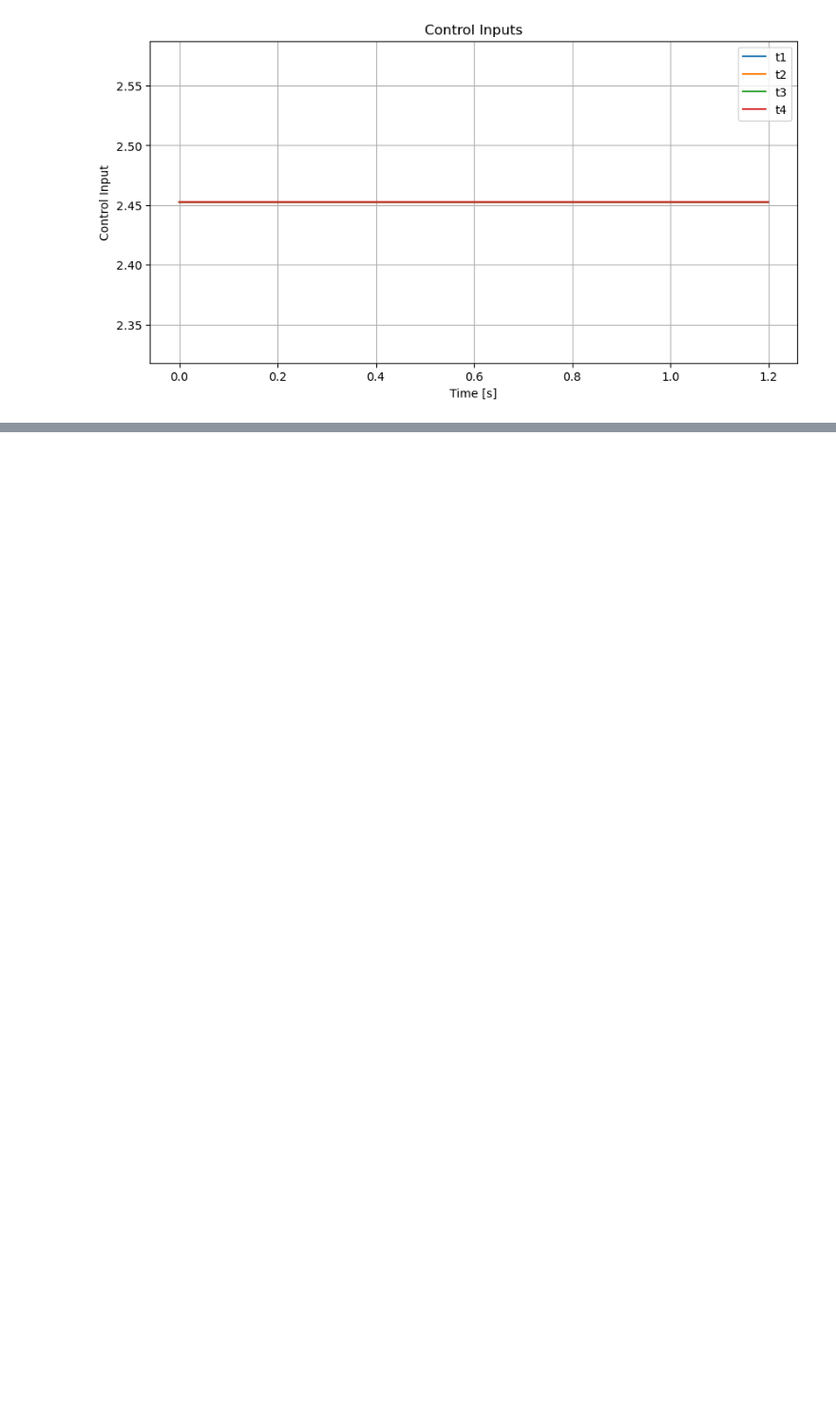
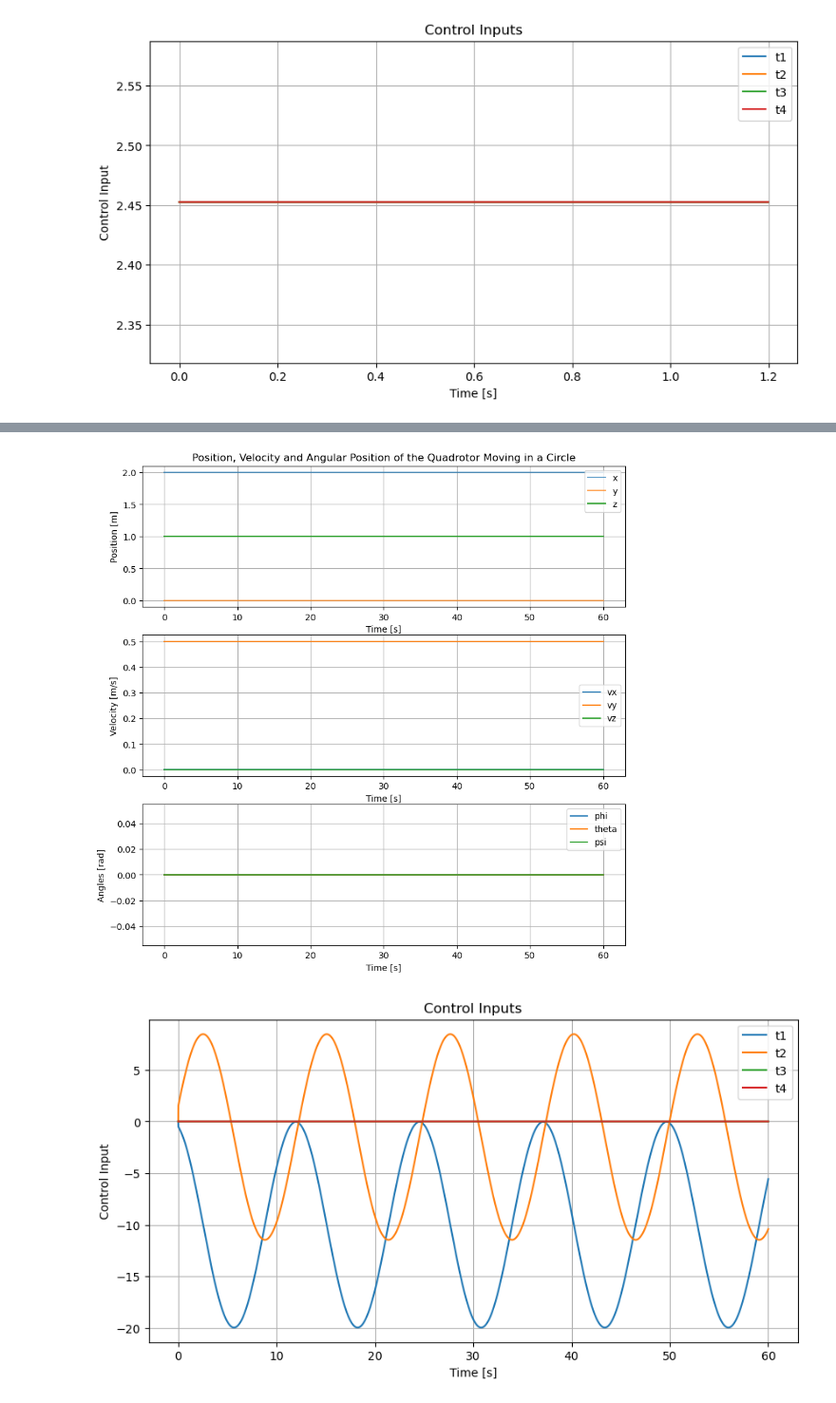
Before and after one commit to sh1shir/AE352-Final-Project, a Jupyter notebook: drone-eom.ipynb, the cells around one changed output, grey strips where cells are left out. Shown at 95% size. Drawn from its saved outputs; the diff is of its cells as text; code cells hidden in the pictures; blank space fills up the shorter version.

```diff
--- a/drone-eom.ipynb
+++ b/drone-eom.ipynb
@@ -311,0 +325,59 @@ ValueError: setting an array element with a sequence. The requested array has an
+# %%
+# Plot the results
+# Plotting the position in a 3d plot
+plt.figure(figsize=(10, 10))
+plt.subplot(3, 1, 1)
+plt.plot(t, x[0, :], label='x', alpha=0.7)
+plt.plot(t, x[1, :], label='y', alpha=0.7)
+plt.plot(t, x[2, :], label='z')
+plt.title('Position, Velocity and Angular Position of the Quadrotor Moving in a Circle')
+plt.xlabel('Time [s]')
+plt.ylabel('Position [m]')
+plt.legend()
+plt.grid()
+
+plt.subplot(3, 1, 2)
+plt.plot(t, x[3, :], label='vx')
+plt.plot(t, x[4, :], label='vy')
+plt.plot(t, x[5, :], label='vz')
+plt.xlabel('Time [s]')
+plt.ylabel('Velocity [m/s]')
+plt.legend()
+plt.grid()
+plt.subplot(3, 1, 3)
+plt.plot(t, x[6, :], label='phi')
+plt.plot(t, x[7, :], label='theta')
+plt.plot(t, x[8, :], label='psi')
+plt.xlabel('Time [s]')
+plt.ylabel('Angles [rad]')
+plt.legend()
+plt.grid()
+plt.show()
+
+# Plot the control inputs
+plt.figure(figsize=(10, 5))
+plt.plot(t, u[0, :], label='t1')
+plt.plot(t, u[1, :], label='t2')
+plt.plot(t, u[2, :], label='t3')
+plt.plot(t, u[3, :], label='t4')
+plt.title('Control Inputs')
+plt.xlabel('Time [s]')
+plt.ylabel('Control Input')
+plt.legend()
+plt.grid()
+plt.show()
+
+
+# plot the position of the drone in 3D
+from mpl_toolkits.mplot3d import Axes3D
+fig = plt.figure(figsize=(10, 10))
+ax = fig.add_subplot(111, projection='3d')
+ax.plot(x[0, :], x[1, :], x[2, :])
+ax.set_xlabel('X')
+ax.set_ylabel('Y')
+ax.set_zlabel('Z')
+plt.title('Position of the Quadrotor Moving in a Circle')
+plt.show()
+# %% [output]
+[figure, added]
+[figure, added]
```
Also changed, not shown: parts of 4 cells of this notebook.
